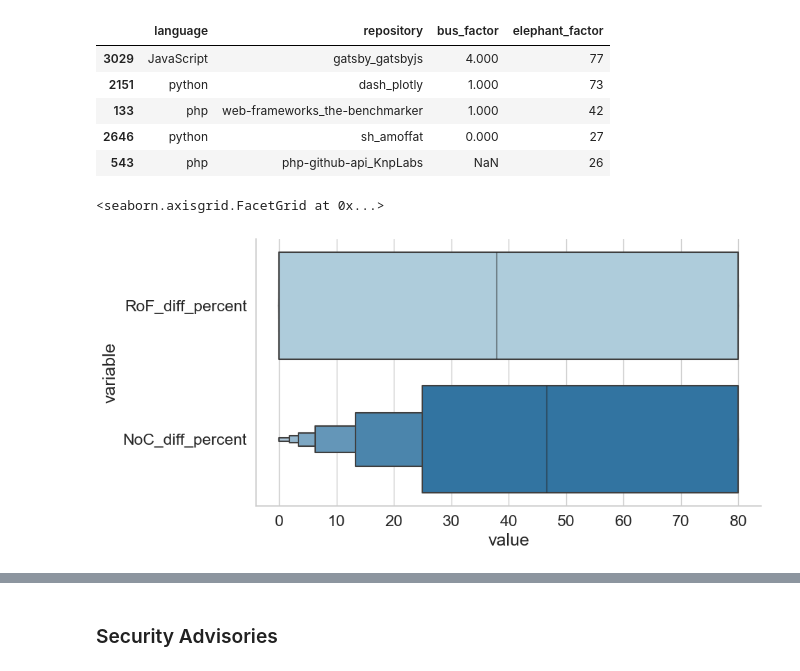
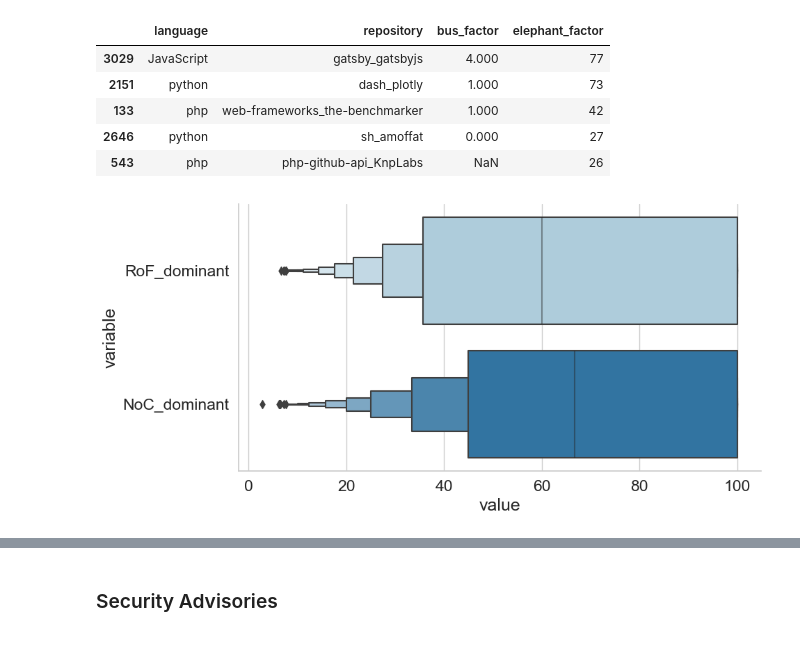
Before and after one commit to JacquelineSchmatz/MDI_Thesis, a Jupyter notebook: analysis/Results_analysis.ipynb, the cells around one changed output, grey strips where cells are left out. Saved outputs shown, nothing was run; the diff lists cells and outputs as text; code cells hidden in the pictures.

```diff
--- a/analysis/Results_analysis.ipynb
+++ b/analysis/Results_analysis.ipynb
@@ -1112,7 +1110,7 @@ add_table_to_word(cont_dib_large_summary)
 time.sleep(3)
 # %%
 cont_scores = cont_dib_large[["language","repository","bus_factor", "elephant_factor"]]
-cont_pareto_diffs = cont_dib_large[["language","repository","RoF_diff_percent", "NoC_diff_percent"]]
+cont_pareto_diffs = cont_dib_large[["language","repository","RoF_dominant", "NoC_dominant"]]
 cont_avg_num_contrib = cont_dib_large[["language","repository","avg_num_contributors_per_file"]]
 # %%
 df_contrib_scores_large = pd.melt(cont_scores, id_vars=["language"],
@@ -1133,13 +1131,12 @@ cont_scores.sort_values("elephant_factor", ascending=False).head()
 | 543 | php | php-github-api_KnpLabs | NaN | 26 |
 # %%
 df_cont_pareto_diffs_large = pd.melt(cont_pareto_diffs, id_vars=["language"],
-    value_vars=["RoF_diff_percent", "NoC_diff_percent"])
+    value_vars=["RoF_dominant", "NoC_dominant"])
 
 sns.catplot(data=df_cont_pareto_diffs_large, x="value", y="variable", kind="boxen", palette = palette, height=5, aspect=2)
-# plt.savefig("df_cont_pareto_diffs_large.png", bbox_inches='tight')
+plt.savefig("figures/df_cont_pareto_diffs_large.png", bbox_inches='tight')
 # %% [output]
-<seaborn.axisgrid.FacetGrid at 0x...>
-[figure, old version]
+[figure, new version]
 # %%
 cont_avg_num_contrib_summary = cont_avg_num_contrib.groupby("language").describe()
 cont_avg_num_contrib_summary_mean = cont_avg_num_contrib_summary.iloc[:, cont_avg_num_contrib_summary.columns.get_level_values(1)=="mean"].reset_index()
```
Also changed, not shown: parts of 26 cells of this notebook.
